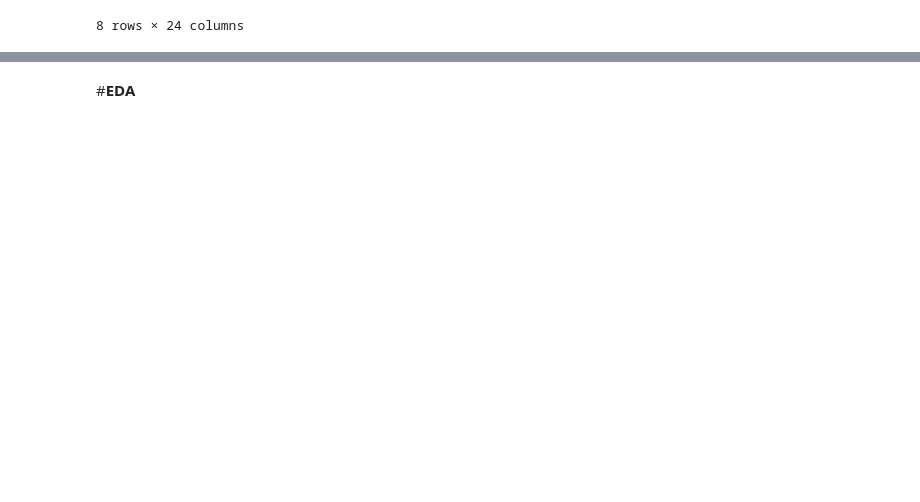
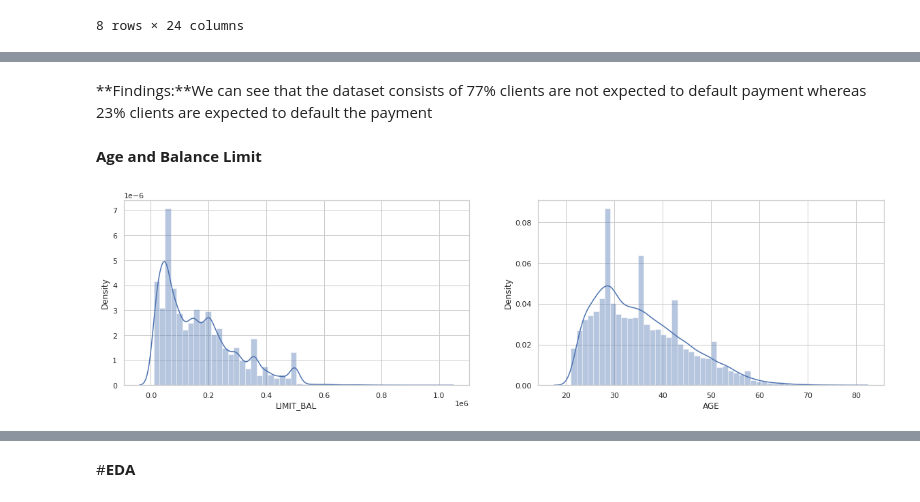
Before and after one commit to sudeep-009/Classification-Capstone-Project--Card-Default-Prediction, a Jupyter notebook: Copy_of_Credit_Card_Default_Prediction_Capstone_Project.ipynb, the cells around one changed output, grey strips where cells are left out. Drawn from its saved outputs; the diff is of its cells as text; code cells hidden in the pictures; blank space fills up the shorter version.

```diff
--- a/Copy_of_Credit_Card_Default_Prediction_Capstone_Project.ipynb
+++ b/Copy_of_Credit_Card_Default_Prediction_Capstone_Project.ipynb
@@ -158,0 +274,15 @@ card_df.describe()
+# %% [markdown]
+**Findings:**We can see that the dataset consists of 77% clients are not expected to default payment whereas 23% clients are expected to default the payment
+# %% [markdown]
+**Age and Balance Limit**
+# %%
+plt.subplots(figsize=(20,5))
+plt.subplot(121)
+sns.distplot(card_df.LIMIT_BAL)
+
+plt.subplot(122)
+sns.distplot(card_df.AGE)
+
+plt.show()
+# %% [output]
+[figure, added]
```
Also changed, not shown: parts of 27 cells of this notebook.
